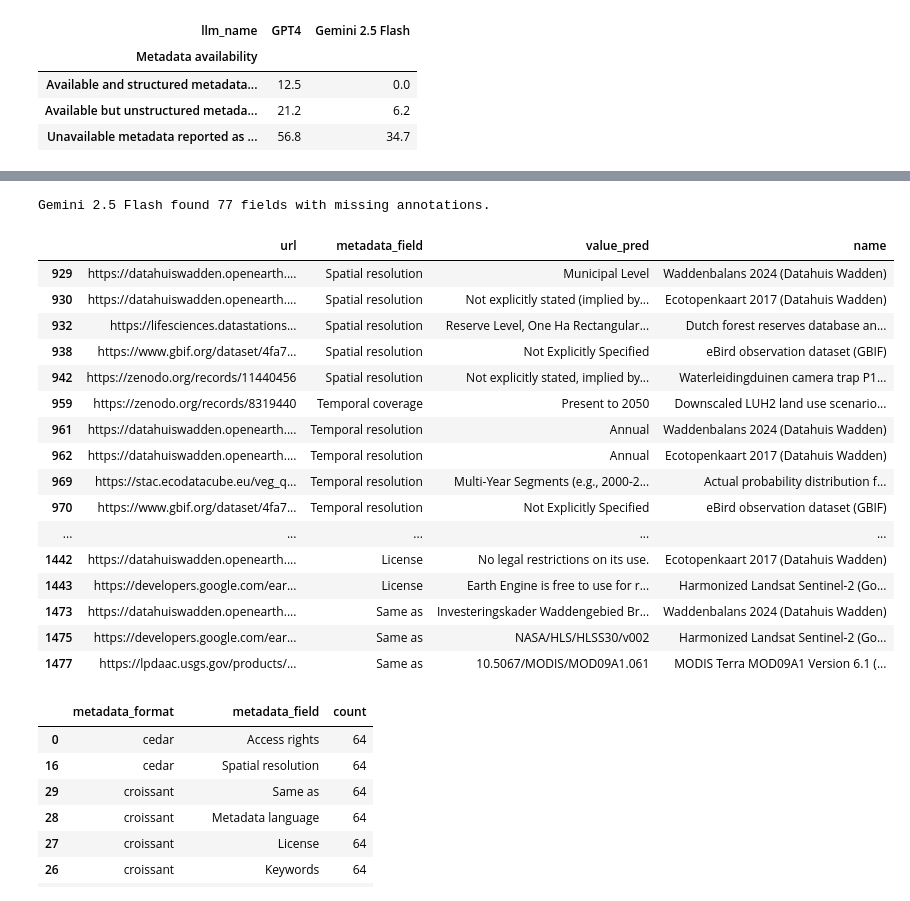
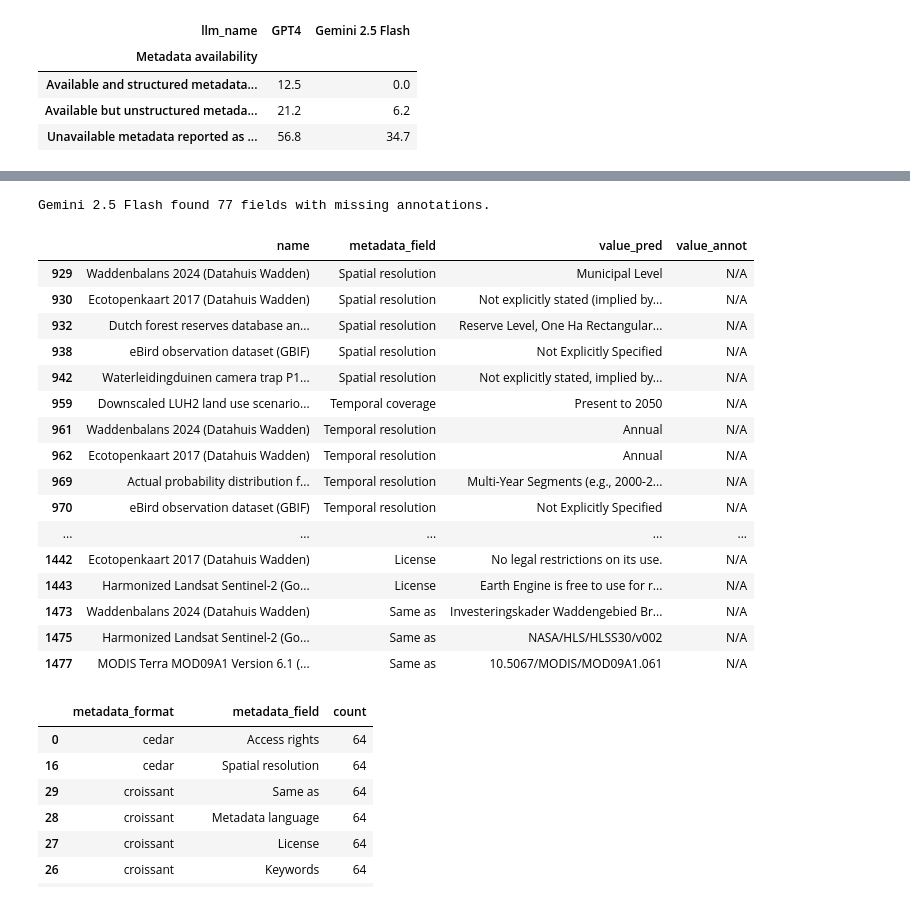
Before and after one commit to LTER-LIFE/meta-knowledge-harvesting, a Jupyter notebook: Evaluate LLM output.ipynb, the cells around one changed output, grey strips where cells are left out. Cells and saved outputs as stored; diff of their text form; code cells hidden in the pictures.

```diff
--- a/Evaluate LLM output.ipynb
+++ b/Evaluate LLM output.ipynb
@@ -72,7 +161,7 @@ if save_fig:
 # %% [markdown]
 ## Evaluate all datasets:
 # %%
-test_llm_metrics = True
+test_llm_metrics = False
 # fp_pred='outputs/2025-05-28/clean_entity_type_map.yaml'
 # fp_pred='outputs/2025-06-03/cedar_openai_clean_entity_type_map.yaml'
 folder_pred_croissant = 'outputs/2025-06-04/'
@@ -285,9 +316,28 @@ df_scores = pd.DataFrame(ds_scores_clean)
 df_scores['domain'] = df_scores['url'].apply(lambda x: x.lstrip('https://').lstrip('www.').split('/')[0])
 df_scores['provider'] = df_scores['domain'].apply(lambda x: domain_to_provider[x])
 df_scores['name'] = df_scores['url'].apply(lambda x: url_to_ds_name[x])
+df_scores['metadata_format'] = df_scores['metadata_format'].apply(lambda x: {'cedar': 'LTER-LIFE', 'croissant': 'Croissant'}[x])
 # df_scores.to_csv('outputs/2025-05-28/eval_clean_2025-06-02.csv', index=False)
 assert all(df_scores[df_scores['findability'] == 0].annot_missing)
 
+cols_df_scores = ['llm_name',
+                'metadata_format',
+                'processing_stage',
+                'url',
+                'domain',
+                'provider',
+                'name',
+                'metadata_field',
+                'findability',
+                'annot_missing',
+                'value_annot',
+                'value_pred',
+                'rouge',
+                'levenshtein',
+                ]
+assert all([x in df_scores.columns for x in cols_df_scores]), f"Columns {cols_df_scores} not found in df_scores."
+assert len(cols_df_scores) == len(df_scores.columns), f"Columns {cols_df_scores} not equal to df_scores columns."
+df_scores = df_scores[cols_df_scores]
 
 df_scores_present_structured = df_scores[df_scores['findability'] == 1].copy()
 df_scores_present_unstructured = df_scores[df_scores['findability'] == 2].copy()
@@ -717,30 +711,30 @@ url_to_ds_name
 # %%
 sel_llm_name = 'Gemini 2.5 Flash'
 df_scores_missing_sel = df_scores_missing[np.logical_and(df_scores_missing['processing_stage'] == 'Post',
                                                             df_scores_missing['llm_name'] == sel_llm_name)].copy()
-df_scores_missing_sel = df_scores_missing_sel[(df_scores_missing_sel['annot_missing'] == True) & (~ df_scores_missing_sel['value_pred'].isin(list_missing_names))][['url', 'metadata_field', 'value_pred', 'name']]
+df_scores_missing_sel = df_scores_missing_sel[(df_scores_missing_sel['annot_missing'] == True) & (~ df_scores_missing_sel['value_pred'].isin(list_missing_names))][['name', 'metadata_field', 'value_pred', 'value_annot']]
 
 print(f'{sel_llm_name} found {len(df_scores_missing_sel)} fields with missing annotations.')
 df_scores_missing_sel[40:]
 # %% [output]
 Gemini 2.5 Flash found 77 fields with missing annotations.
-|  | url | metadata_field | value_pred | name |
-| 929 | https://datahuiswadden.openearth.... | Spatial resolution | Municipal Level | Waddenbalans 2024 (Datahuis Wadden) |
-| 930 | https://datahuiswadden.openearth.... | Spatial resolution | Not explicitly stated (implied by... | Ecotopenkaart 2017 (Datahuis Wadden) |
-| 932 | https://lifesciences.datastations... | Spatial resolution | Reserve Level, One Ha Rectangular... | Dutch forest reserves database an... |
-| 938 | https://www.gbif.org/dataset/4fa7... | Spatial resolution | Not Explicitly Specified | eBird observation dataset (GBIF) |
-| 942 | https://zenodo.org/records/11440456 | Spatial resolution | Not explicitly stated, implied by... | Waterleidingduinen camera trap P1... |
-| 959 | https://zenodo.org/records/8319440 | Temporal coverage | Present to 2050 | Downscaled LUH2 land use scenario... |
-| 961 | https://datahuiswadden.openearth.... | Temporal resolution | Annual | Waddenbalans 2024 (Datahuis Wadden) |
-| 962 | https://datahuiswadden.openearth.... | Temporal resolution | Annual | Ecotopenkaart 2017 (Datahuis Wadden) |
-| 969 | https://stac.ecodatacube.eu/veg_q... | Temporal resolution | Multi-Year Segments (e.g., 2000-2... | Actual probability distribution f... |
-| 970 | https://www.gbif.org/dataset/4fa7... | Temporal resolution | Not Explicitly Specified | eBird observation dataset (GBIF) |
+|  | name | metadata_field | value_pred | value_annot |
+| 929 | Waddenbalans 2024 (Datahuis Wadden) | Spatial resolution | Municipal Level | N/A |
+| 930 | Ecotopenkaart 2017 (Datahuis Wadden) | Spatial resolution | Not explicitly stated (implied by... | N/A |
+| 932 | Dutch forest reserves database an... | Spatial resolution | Reserve Level, One Ha Rectangular... | N/A |
+| 938 | eBird observation dataset (GBIF) | Spatial resolution | Not Explicitly Specified | N/A |
+| 942 | Waterleidingduinen camera trap P1... | Spatial resolution | Not explicitly stated, implied by... | N/A |
+| 959 | Downscaled LUH2 land use scenario... | Temporal coverage | Present to 2050 | N/A |
+| 961 | Waddenbalans 2024 (Datahuis Wadden) | Temporal resolution | Annual | N/A |
+| 962 | Ecotopenkaart 2017 (Datahuis Wadden) | Temporal resolution | Annual | N/A |
+| 969 | Actual probability distribution f... | Temporal resolution | Multi-Year Segments (e.g., 2000-2... | N/A |
+| 970 | eBird observation dataset (GBIF) | Temporal resolution | Not Explicitly Specified | N/A |
 | ... | ... | ... | ... | ... |
-| 1442 | https://datahuiswadden.openearth.... | License | No legal restrictions on its use. | Ecotopenkaart 2017 (Datahuis Wadden) |
-| 1443 | https://developers.google.com/ear... | License | Earth Engine is free to use for r... | Harmonized Landsat Sentinel-2 (Go... |
-| 1473 | https://datahuiswadden.openearth.... | Same as | Investeringskader Waddengebied Br... | Waddenbalans 2024 (Datahuis Wadden) |
-| 1475 | https://developers.google.com/ear... | Same as | NASA/HLS/HLSS30/v002 | Harmonized Landsat Sentinel-2 (Go... |
-| 1477 | https://lpdaac.usgs.gov/products/... | Same as | 10.5067/MODIS/MOD09A1.061 | MODIS Terra MOD09A1 Version 6.1 (... |
+| 1442 | Ecotopenkaart 2017 (Datahuis Wadden) | License | No legal restrictions on its use. | N/A |
+| 1443 | Harmonized Landsat Sentinel-2 (Go... | License | Earth Engine is free to use for r... | N/A |
+| 1473 | Waddenbalans 2024 (Datahuis Wadden) | Same as | Investeringskader Waddengebied Br... | N/A |
+| 1475 | Harmonized Landsat Sentinel-2 (Go... | Same as | NASA/HLS/HLSS30/v002 | N/A |
+| 1477 | MODIS Terra MOD09A1 Version 6.1 (... | Same as | 10.5067/MODIS/MOD09A1.061 | N/A |
 # %%
 df_scores.groupby(['metadata_format', 'metadata_field']).size().reset_index(name='count').sort_values(by='count', ascending=False)
 # %% [output]
```
Also changed, not shown: parts of 13 cells of this notebook, 8 other files.
